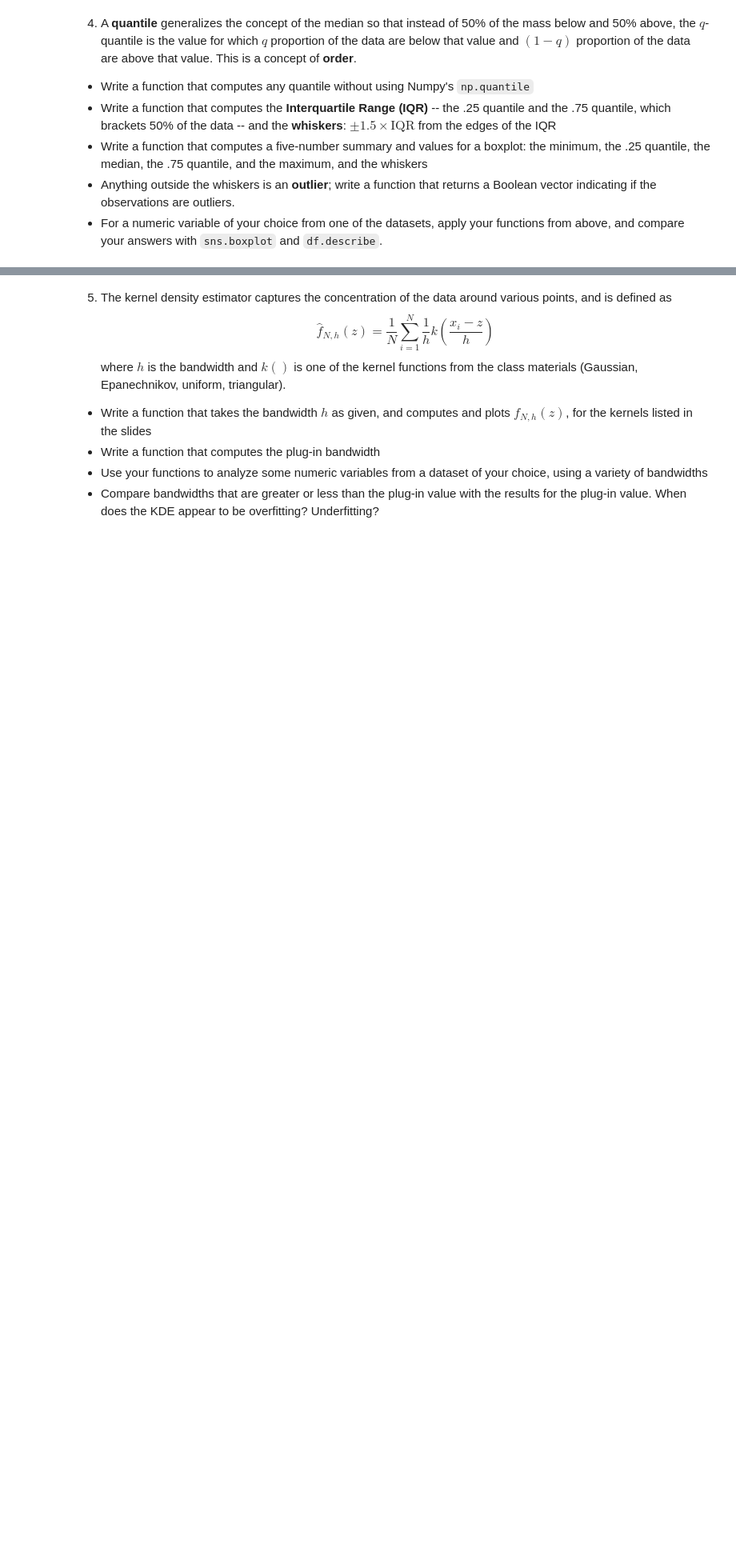
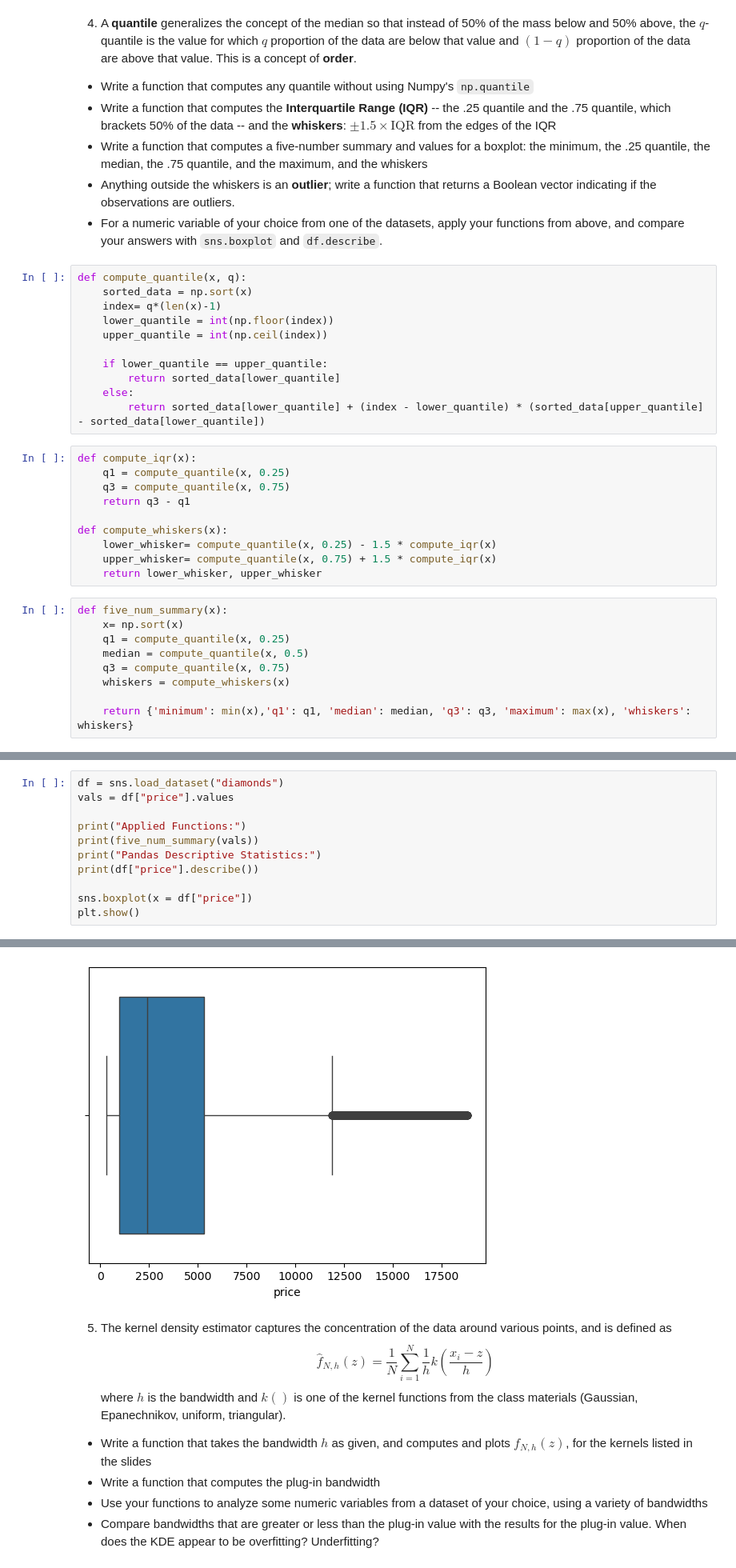
Before and after one commit to sd7xrg/DS5030assignment2, a Jupyter notebook: assignment_2.ipynb, the cells around one changed output, grey strips where cells are left out. Shown at 80% size. Drawn from its saved outputs; the diff is of its cells as text; blank space fills up the shorter version.

```diff
--- a/assignment_2.ipynb
+++ b/assignment_2.ipynb
@@ -46,3 +149,33 @@ for N in (3,30,300,3000):
 - Write a function that computes a five-number summary and values for a boxplot: the minimum, the .25 quantile, the median, the .75 quantile, and the maximum, and the whiskers
 - Anything outside the whiskers is an **outlier**; write a function that returns a Boolean vector indicating if the observations are outliers.
 - For a numeric variable of your choice from one of the datasets, apply your functions from above, and compare your answers with `sns.boxplot` and `df.describe`.
+# %%
+def compute_quantile(x, q):
+    sorted_data = np.sort(x)
+    index= q*(len(x)-1)
+    lower_quantile = int(np.floor(index))
+    upper_quantile = int(np.ceil(index))
+
+    if lower_quantile == upper_quantile:
+        return sorted_data[lower_quantile]
+    else:
+        return sorted_data[lower_quantile] + (index - lower_quantile) * (sorted_data[upper_quantile] - sorted_data[lower_quantile])
+# %%
+def compute_iqr(x):
+    q1 = compute_quantile(x, 0.25)
+    q3 = compute_quantile(x, 0.75)
+    return q3 - q1
+
+def compute_whiskers(x):
+    lower_whisker= compute_quantile(x, 0.25) - 1.5 * compute_iqr(x)
+    upper_whisker= compute_quantile(x, 0.75) + 1.5 * compute_iqr(x)
+    return lower_whisker, upper_whisker
+# %%
+def five_num_summary(x):
+    x= np.sort(x)
+    q1 = compute_quantile(x, 0.25)
+    median = compute_quantile(x, 0.5)
+    q3 = compute_quantile(x, 0.75)
+    whiskers = compute_whiskers(x)
+
+    return {'minimum': min(x),'q1': q1, 'median': median, 'q3': q3, 'maximum': max(x), 'whiskers': whiskers}
@@ -48,0 +186,12 @@ for N in (3,30,300,3000):
+# %%
+df = sns.load_dataset("diamonds")
+vals = df["price"].values
+
+print("Applied Functions:")
+print(five_num_summary(vals))
+print("Pandas Descriptive Statistics:")
+print(df["price"].describe())
+
+sns.boxplot(x = df["price"])
+plt.show()
+# %% [output]
@@ -49,3 +210,4 @@ for N in (3,30,300,3000):
+[figure, added]
 # %% [markdown]
 5. The kernel density estimator captures the concentration of the data around various points, and is defined as
 $$
```
Also changed, not shown: parts of 12 cells of this notebook.
